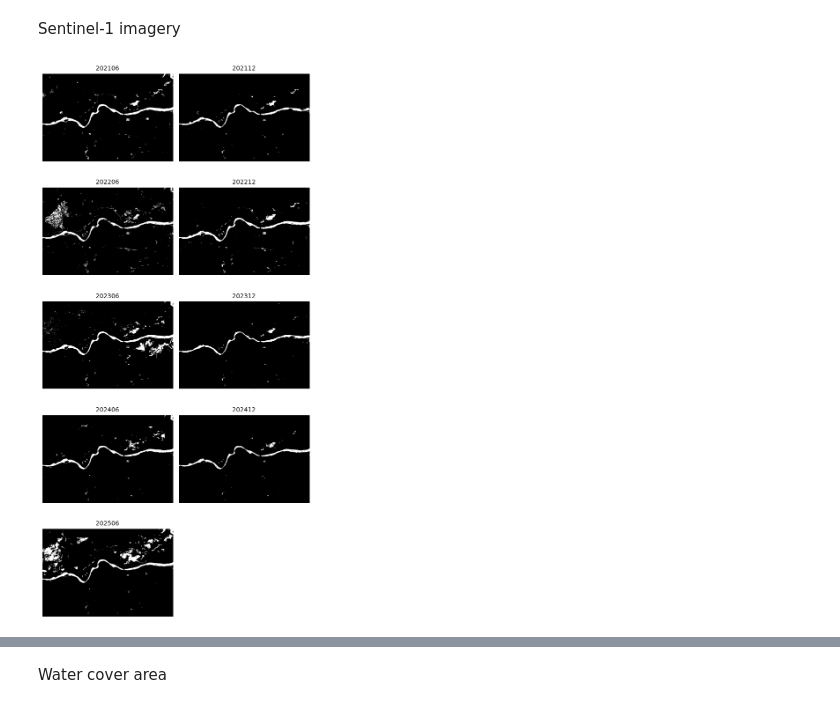
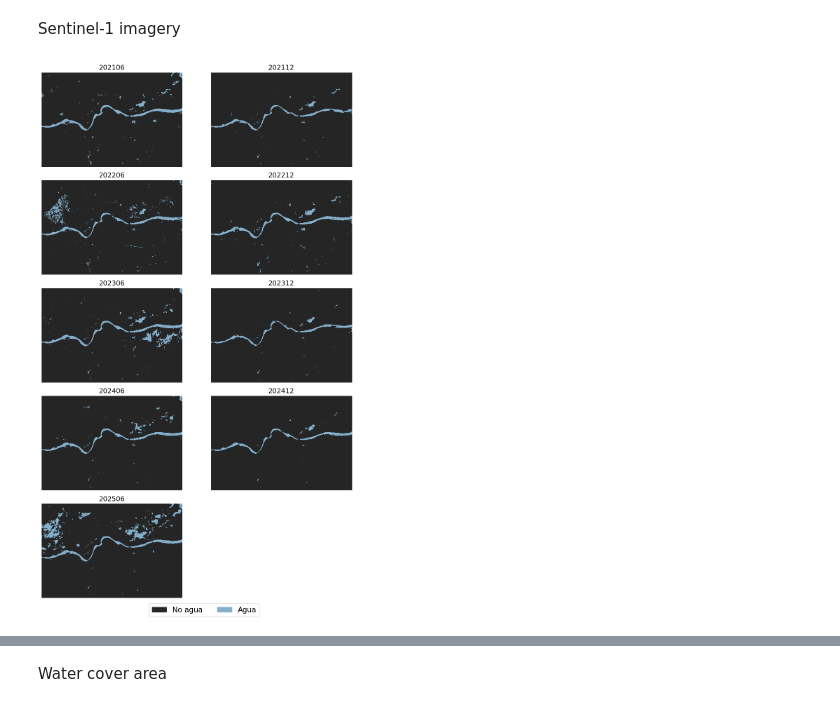
Before and after one commit to aliciaarevalor/s1_wetland, a Jupyter notebook: data-results.ipynb, the cells around one changed output, grey strips where cells are left out. Cells and saved outputs as stored; diff of their text form; code cells hidden in the pictures.

```diff
--- a/data-results.ipynb
+++ b/data-results.ipynb
@@ -14,31 +18,41 @@ Sentinel-1 imagery
 # %%
 # Path to TIFF files
 tiff_files = sorted(glob.glob("./results/aoi_arauca2/water/*.tif"))
 
-# Create a figure with 4 rows and 3 columns
-fig, axes = plt.subplots(5, 2, figsize=(12, 16))
+# Define custom colors for classes
+colors = [
+    "#252525",  # class 0 - (no water)
+    "#84AFCB",  # class 1 - (water)
+]
+
+cmap = ListedColormap(colors)
+
+fig, axes = plt.subplots(5, 2, figsize=(10, 16))
 axes = axes.flatten()
 
 # Loop through images and plot them
 for i, file in enumerate(tiff_files):
     img = tiff.imread(file)
 
-    # Extract the filename (without path)
+    # Extract filename and title
     filename = os.path.basename(file)
-
-    # Remove extension and take last 6 characters
     title_text = os.path.splitext(filename)[0][-6:]
 
-    # Show the image
-    axes[i].imshow(img, cmap='gray')
-    axes[i].set_title(title_text, fontsize=10)
+    # Show the image with defined colormap
+    axes[i].imshow(img, cmap=cmap)
+    axes[i].set_title(title_text, fontsize=14)
     axes[i].axis('off')
 
-# Hide unused axes (if fewer than 12 images)
+# Hide unused axes if fewer than 2 images
 for j in range(i + 1, len(axes)):
     axes[j].axis('off')
 
-plt.subplots_adjust(wspace=-0.5, hspace=0.3)
+# Create legend
+legend_labels = ["No agua", "Agua"]
+patches = [mpatches.Patch(color=colors[k], label=legend_labels[k]) for k in range(len(colors))]
+fig.legend(handles=patches, loc='lower center', ncol=4, fontsize=15, frameon=True)
+
+plt.tight_layout(rect=[0, 0.03, 1, 1])
 plt.show()
 # %% [output]
-[figure, old version]
+[figure, new version]
```
Also changed, not shown: parts of 8 cells of this notebook.
